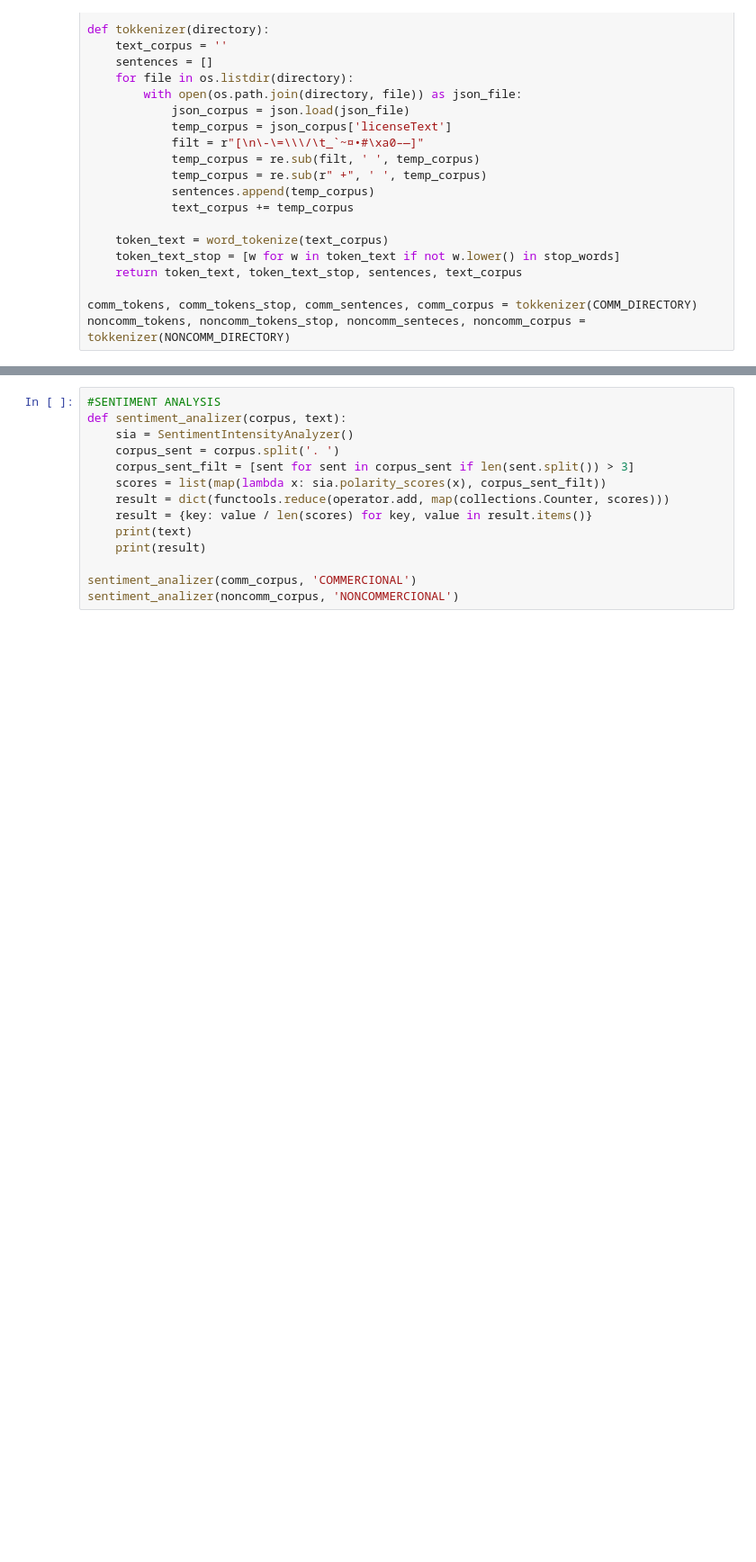
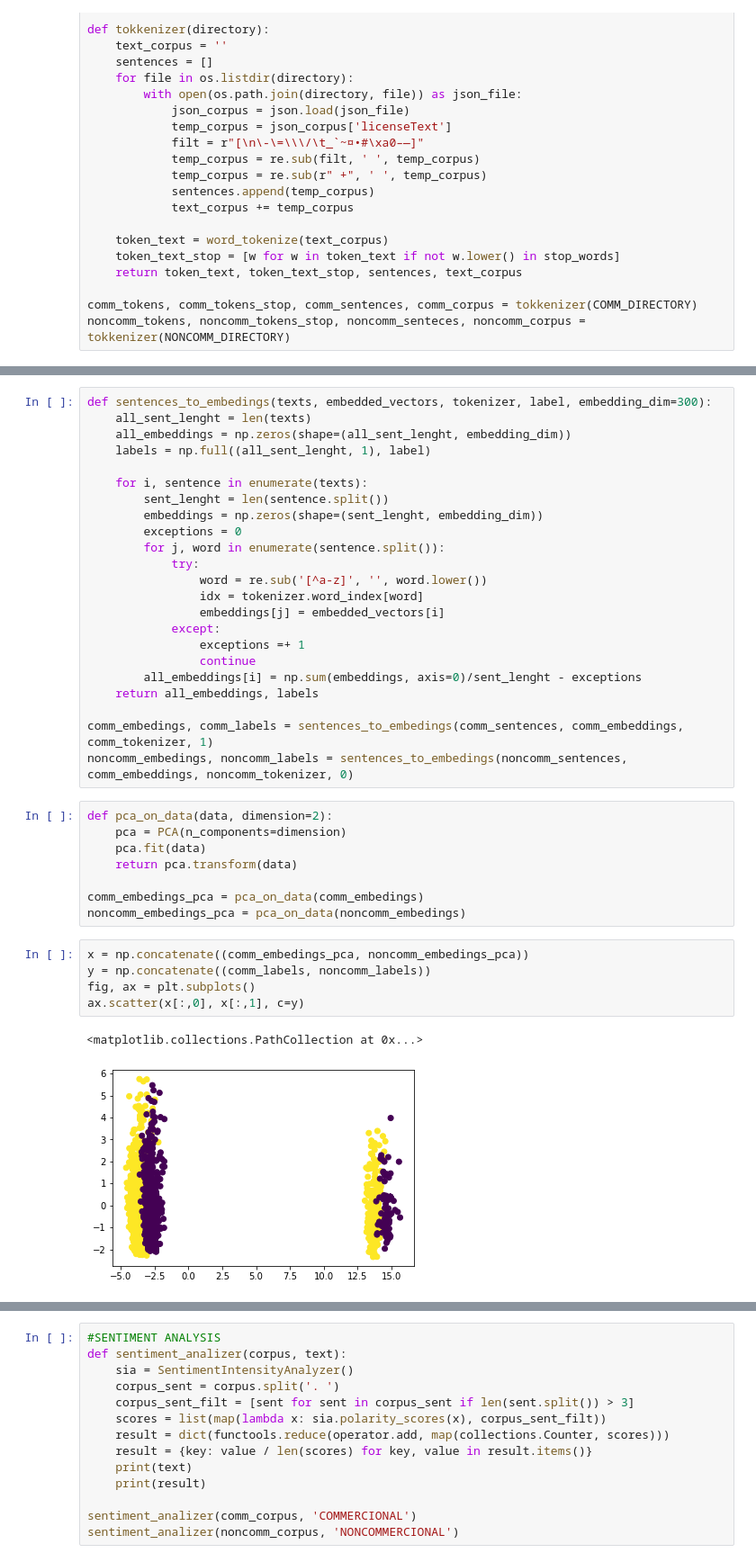
Before and after one commit to Moxiis/license_classification, a Jupyter notebook: license-classification.ipynb, the cells around one changed output, grey strips where cells are left out. Shown at 90% size. Cells and saved outputs as stored; diff of their text form; blank space fills up the shorter version.

```diff
--- a/license-classification.ipynb
+++ b/license-classification.ipynb
@@ -53,0 +130,39 @@ noncomm_tokens, noncomm_tokens_stop, noncomm_senteces, noncomm_corpus = tokkeniz
+# %%
+def sentences_to_embedings(texts, embedded_vectors, tokenizer, label, embedding_dim=300):
+    all_sent_lenght = len(texts)
+    all_embeddings = np.zeros(shape=(all_sent_lenght, embedding_dim))
+    labels = np.full((all_sent_lenght, 1), label)
+
+    for i, sentence in enumerate(texts):
+        sent_lenght = len(sentence.split())
+        embeddings = np.zeros(shape=(sent_lenght, embedding_dim))
+        exceptions = 0
+        for j, word in enumerate(sentence.split()):
+            try:
+                word = re.sub('[^a-z]', '', word.lower())
+                idx = tokenizer.word_index[word]
+                embeddings[j] = embedded_vectors[i]
+            except:
+                exceptions =+ 1
+                continue
+        all_embeddings[i] = np.sum(embeddings, axis=0)/sent_lenght - exceptions
+    return all_embeddings, labels
+
+comm_embedings, comm_labels = sentences_to_embedings(comm_sentences, comm_embeddings, comm_tokenizer, 1)
+noncomm_embedings, noncomm_labels = sentences_to_embedings(noncomm_sentences, comm_embeddings, noncomm_tokenizer, 0)
+# %%
+def pca_on_data(data, dimension=2):
+    pca = PCA(n_components=dimension)
+    pca.fit(data)
+    return pca.transform(data)
+
+comm_embedings_pca = pca_on_data(comm_embedings)
+noncomm_embedings_pca = pca_on_data(noncomm_embedings)
+# %%
+x = np.concatenate((comm_embedings_pca, noncomm_embedings_pca))
+y = np.concatenate((comm_labels, noncomm_labels))
+fig, ax = plt.subplots()
+ax.scatter(x[:,0], x[:,1], c=y)
+# %% [output]
+<matplotlib.collections.PathCollection at 0x...>
+[figure, added]
```
Also changed, not shown: parts of 15 cells of this notebook.
